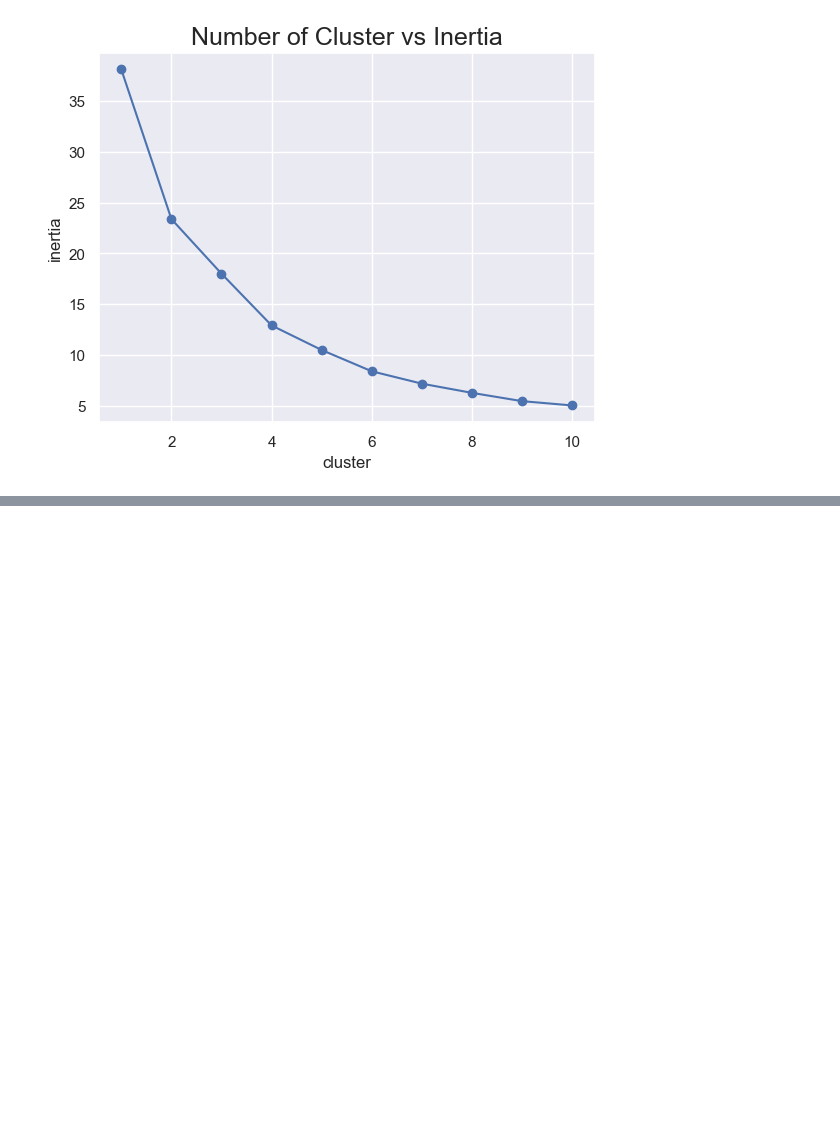
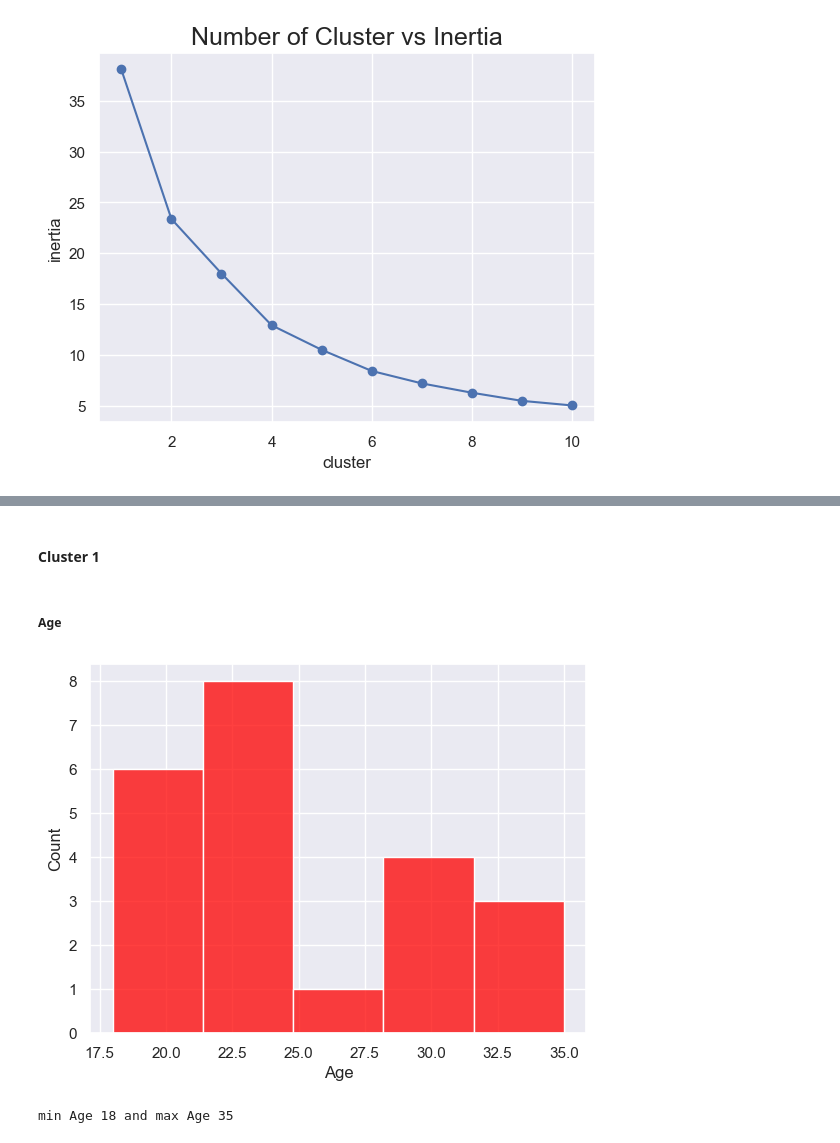
Before and after one commit to aakmalf/projects, a Jupyter notebook: mall-segmentation/notebooks/data.ipynb, the cells around one changed output, grey strips where cells are left out. Cells and saved outputs as stored; diff of their text form; code cells hidden in the pictures; blank space fills up the shorter version.

```diff
--- a/mall-segmentation/notebooks/data.ipynb
+++ b/mall-segmentation/notebooks/data.ipynb
@@ -418,0 +463,18 @@ df.head()
+# %%
+df_numeric_cleaned["cluster"] = label
+# %%
+df_cluster_1 = df_numeric_cleaned[df_numeric_cleaned["cluster"]==1]
+df_cluster_2 = df_numeric_cleaned[df_numeric_cleaned["cluster"]==2]
+# %% [markdown]
+#### Cluster 1
+# %% [markdown]
+##### Age
+# %%
+sns.histplot(df_cluster_1["Age"], color="red", bins=5)
+plt.show()
+# %% [output]
+[figure, added]
+# %%
+print(f'min Age {df_cluster_1["Age"].min()} and max Age {df_cluster_1["Age"].max()}')
+# %% [output]
+min Age 18 and max Age 35
```
Also changed, not shown: parts of 51 cells of this notebook.
